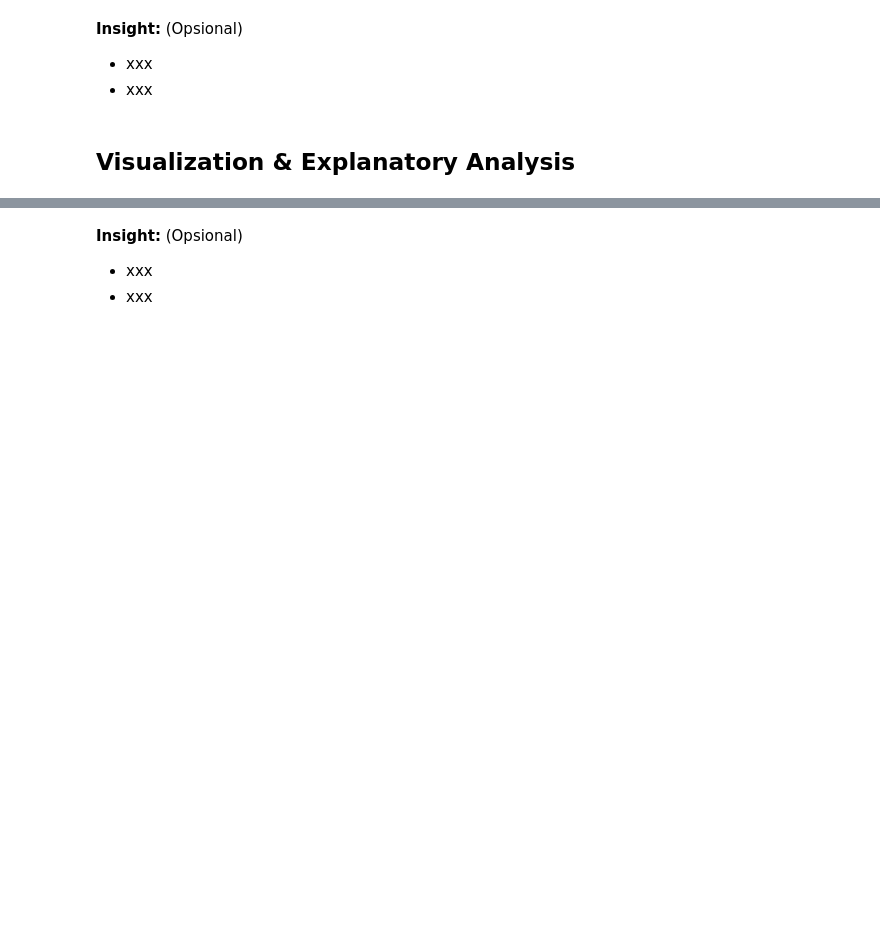
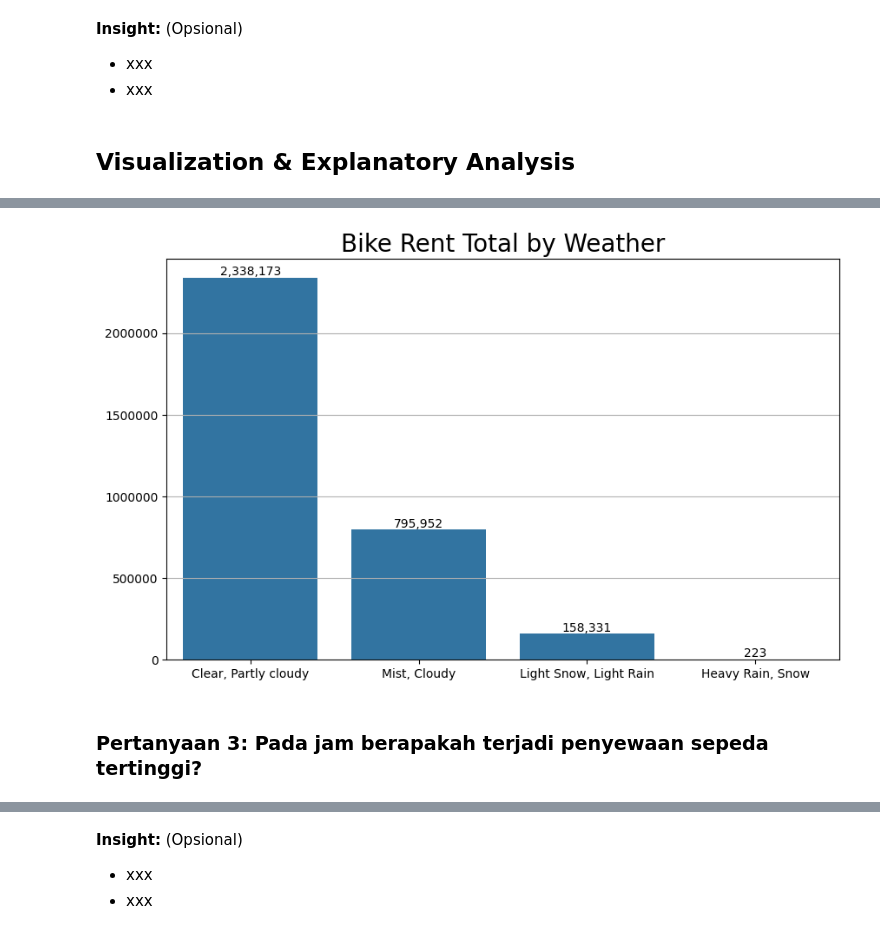
Before and after one commit to rajasmdra/bike-sharing-analysis, a Jupyter notebook: Proyek_Analisis_Data.ipynb, the cells around one changed output, grey strips where cells are left out. Cells and saved outputs as stored; diff of their text form; code cells hidden in the pictures; blank space fills up the shorter version.

```diff
--- a/Proyek_Analisis_Data.ipynb
+++ b/Proyek_Analisis_Data.ipynb
@@ -353,0 +384,3 @@ memory usage: 2.3+ MB
+# %%
+rent_by_weather_df = hour_df.groupby(by='weathersit').cnt.sum().sort_values(ascending=False).reset_index()
+rent_by_weather_df
@@ -353,0 +393,19 @@ memory usage: 2.3+ MB
+# %%
+plt.figure(figsize=(10, 6))
+ax = sns.barplot(
+    x='weathersit',
+    y='cnt',
+    data=rent_by_weather_df
+)
+plt.xlabel(None)
+plt.ylabel(None)
+plt.title("Bike Rent Total by Weather", loc='center', fontsize=20)
+plt.ticklabel_format(style='plain', axis='y')
+plt.grid(axis='y')
+for container in ax.containers:
+    ax.bar_label(container, fmt=lambda x: f'{x:,.0f}')
+plt.show()
+# %% [output]
+[figure, added]
+# %% [markdown]
+### Pertanyaan 3: Pada jam berapakah terjadi penyewaan sepeda tertinggi?
```
Also changed, not shown: parts of 10 cells of this notebook.
